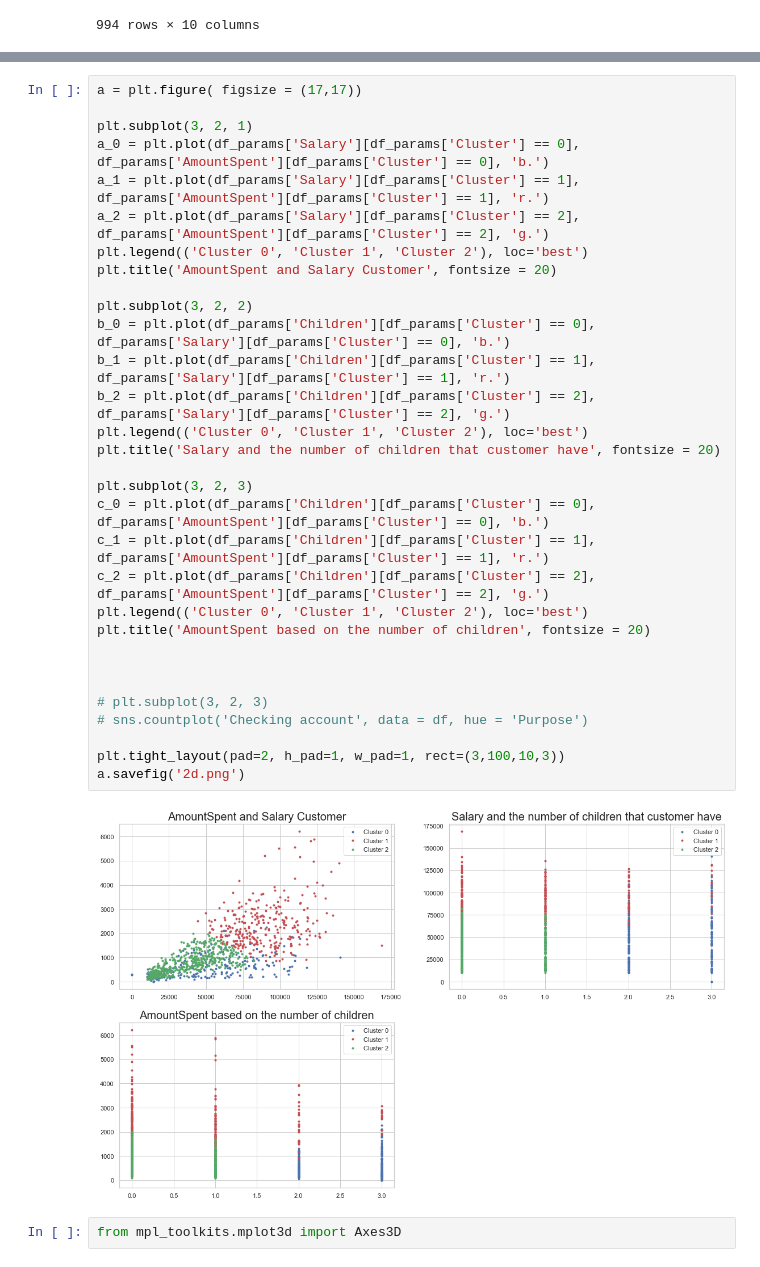
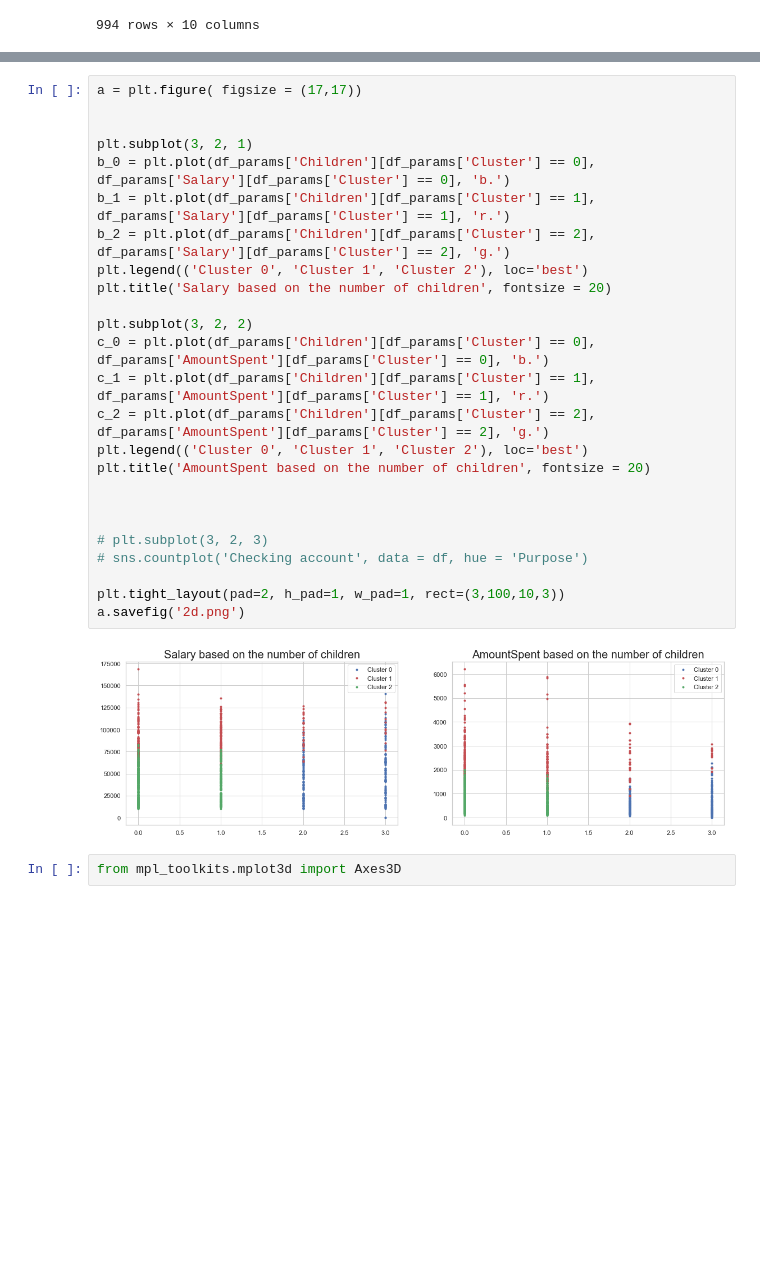
Before and after one commit to PradanaIndra/FinalProject, a Jupyter notebook: FinalProject_Pradana.ipynb, the cells around one changed output, grey strips where cells are left out. Drawn from its saved outputs; the diff is of its cells as text; blank space fills up the shorter version.

```diff
--- a/FinalProject_Pradana.ipynb
+++ b/FinalProject_Pradana.ipynb
@@ -528,36 +598,30 @@ df_params
 # %%
 a = plt.figure( figsize = (17,17))
 
+
 plt.subplot(3, 2, 1)
-a_0 = plt.plot(df_params['Salary'][df_params['Cluster'] == 0], df_params['AmountSpent'][df_params['Cluster'] == 0], 'b.')
-a_1 = plt.plot(df_params['Salary'][df_params['Cluster'] == 1], df_params['AmountSpent'][df_params['Cluster'] == 1], 'r.')
-a_2 = plt.plot(df_params['Salary'][df_params['Cluster'] == 2], df_params['AmountSpent'][df_params['Cluster'] == 2], 'g.')
-plt.legend(('Cluster 0', 'Cluster 1', 'Cluster 2'), loc='best')
-plt.title('AmountSpent and Salary Customer', fontsize = 20)
-
-plt.subplot(3, 2, 2)
 b_0 = plt.plot(df_params['Children'][df_params['Cluster'] == 0], df_params['Salary'][df_params['Cluster'] == 0], 'b.')
 b_1 = plt.plot(df_params['Children'][df_params['Cluster'] == 1], df_params['Salary'][df_params['Cluster'] == 1], 'r.')
 b_2 = plt.plot(df_params['Children'][df_params['Cluster'] == 2], df_params['Salary'][df_params['Cluster'] == 2], 'g.')
 plt.legend(('Cluster 0', 'Cluster 1', 'Cluster 2'), loc='best')
-plt.title('Salary and the number of children that customer have', fontsize = 20)
+plt.title('Salary based on the number of children', fontsize = 20)
 
-plt.subplot(3, 2, 3)
+plt.subplot(3, 2, 2)
 c_0 = plt.plot(df_params['Children'][df_params['Cluster'] == 0], df_params['AmountSpent'][df_params['Cluster'] == 0], 'b.')
 c_1 = plt.plot(df_params['Children'][df_params['Cluster'] == 1], df_params['AmountSpent'][df_params['Cluster'] == 1], 'r.')
 c_2 = plt.plot(df_params['Children'][df_params['Cluster'] == 2], df_params['AmountSpent'][df_params['Cluster'] == 2], 'g.')
 plt.legend(('Cluster 0', 'Cluster 1', 'Cluster 2'), loc='best')
 plt.title('AmountSpent based on the number of children', fontsize = 20)
 
 
 
 # plt.subplot(3, 2, 3)
 # sns.countplot('Checking account', data = df, hue = 'Purpose')
 
 plt.tight_layout(pad=2, h_pad=1, w_pad=1, rect=(3,100,10,3))
 a.savefig('2d.png')
 # %% [output]
-[figure, old version]
+[figure, new version]
 # %%
 from mpl_toolkits.mplot3d import Axes3D
 # %%
```
Also changed, not shown: parts of 37 cells of this notebook.
